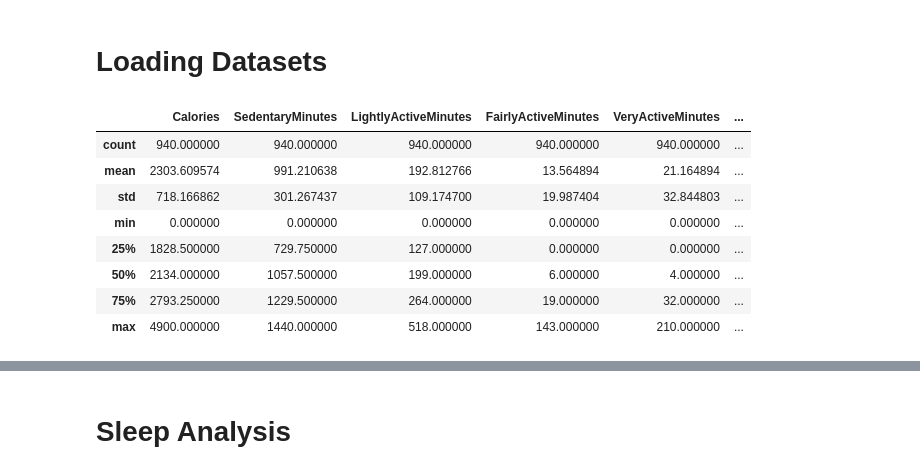
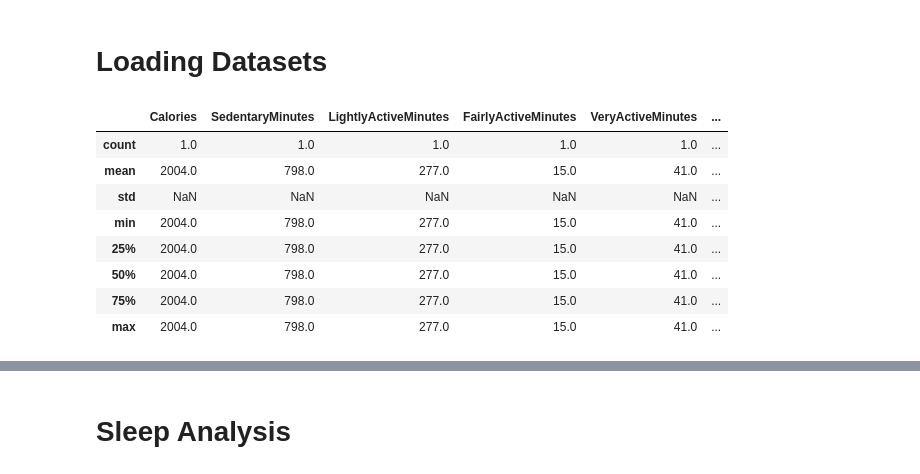
Before and after one commit to fiorani/garmin-data-analysis, a Jupyter notebook: Classificazione.ipynb, the cells around one changed output, grey strips where cells are left out. Cells and saved outputs as stored; diff of their text form; code cells hidden in the pictures.

Commit message:
Update dataset

```diff
--- a/Classificazione.ipynb
+++ b/Classificazione.ipynb
@@ -42,18 +60,26 @@ heartrateSeconds = pd.read_csv("Fitabase Data 4.12.16-5.12.16/heartrate_seconds_
 weightLog = pd.read_csv("Fitabase Data 4.12.16-5.12.16/weightLogInfo_merged.csv")
 # %%
 from functools import reduce
-dailyActivities = reduce(lambda left,right: pd.merge(left,right,on=['Id', 'ActivityDay'], how='outer'), activity_dfs)
+
+# merge dei dataset
+dfs = [dailyCalories, dailyIntensities, dailySteps, dailyDistances, dailySleep, weightLog]
+dfs = [df.assign(Day=pd.to_datetime(df['Day'])) for df in dfs]
+
+dailyActivities = reduce(lambda left,right: pd.merge(left,right,on=['Id', 'Day'], how='outer'), dfs)
+
+# raffinamento dei dati
 dailyActivities.set_index(['Id'], inplace=True)
 dailyActivities.dropna(inplace=True)
-dailyActivities['ActivityDay'] = pd.to_datetime(dailyActivities['ActivityDay'])
+dailyActivities['Day'] = pd.to_datetime(dailyActivities['Day'])
+dailyActivities.groupby('Id').apply(lambda person: person.interpolate(method='ffill'))
 dailyActivities.describe()
 # %% [output]
 |  | Calories | SedentaryMinutes | LightlyActiveMinutes | FairlyActiveMinutes | VeryActiveMinutes | ... |
-| count | 940.000000 | 940.000000 | 940.000000 | 940.000000 | 940.000000 | ... |
-| mean | 2303.609574 | 991.210638 | 192.812766 | 13.564894 | 21.164894 | ... |
-| std | 718.166862 | 301.267437 | 109.174700 | 19.987404 | 32.844803 | ... |
-| min | 0.000000 | 0.000000 | 0.000000 | 0.000000 | 0.000000 | ... |
-| 25% | 1828.500000 | 729.750000 | 127.000000 | 0.000000 | 0.000000 | ... |
-| 50% | 2134.000000 | 1057.500000 | 199.000000 | 6.000000 | 4.000000 | ... |
-| 75% | 2793.250000 | 1229.500000 | 264.000000 | 19.000000 | 32.000000 | ... |
-| max | 4900.000000 | 1440.000000 | 518.000000 | 143.000000 | 210.000000 | ... |
+| count | 1.0 | 1.0 | 1.0 | 1.0 | 1.0 | ... |
+| mean | 2004.0 | 798.0 | 277.0 | 15.0 | 41.0 | ... |
+| std | NaN | NaN | NaN | NaN | NaN | ... |
+| min | 2004.0 | 798.0 | 277.0 | 15.0 | 41.0 | ... |
+| 25% | 2004.0 | 798.0 | 277.0 | 15.0 | 41.0 | ... |
+| 50% | 2004.0 | 798.0 | 277.0 | 15.0 | 41.0 | ... |
+| 75% | 2004.0 | 798.0 | 277.0 | 15.0 | 41.0 | ... |
+| max | 2004.0 | 798.0 | 277.0 | 15.0 | 41.0 | ... |
```
Also changed, not shown: parts of 9 cells of this notebook, 6 other files.
